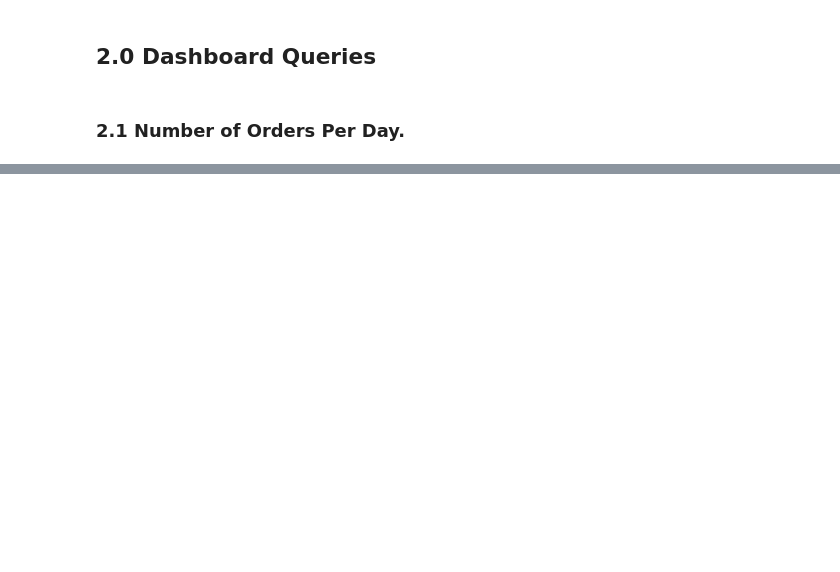
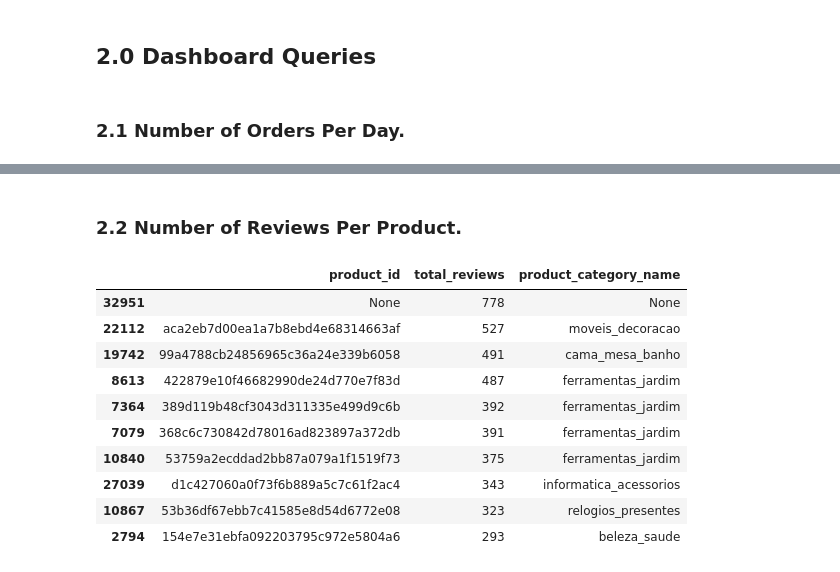
Before and after one commit to pauloreis-ds/olist, a Jupyter notebook: business_questions_insights/notebooks/1.0-pr-data-analysis-postgresql.ipynb, the cells around one changed output, grey strips where cells are left out. Saved outputs shown, nothing was run; the diff lists cells and outputs as text; code cells hidden in the pictures; blank space fills up the shorter version.

```diff
--- a/business_questions_insights/notebooks/1.0-pr-data-analysis-postgresql.ipynb
+++ b/business_questions_insights/notebooks/1.0-pr-data-analysis-postgresql.ipynb
@@ -112,5 +118,25 @@ class QueryBuilder:
             self.reset()
 
         return self.last_query_value
+
+class PostegreSQL:
+    def __init__(self, host="localhost", user="postgres", password="********", database="postgres"):
+        self.conn = psycopg2.connect(host=host, user=user, password=password, database=database)
+        self.cursor = self.conn.cursor()
+
+    def execute(self, query):
+        self.cursor.execute(query)
+        return [table for table in self.cursor.fetchall()]
+
+    def columns(self, table_name):
+        self.cursor.execute(F"""SELECT column_name FROM information_schema.columns WHERE table_name = '{table_name}'""" )
+        return [table[0] for table in self.cursor.fetchall()]
+
+    def tables(self):
+        self.cursor.execute("""SELECT table_name FROM information_schema.tables WHERE table_schema = 'public'""")
+        return [table for table in self.cursor.fetchall()]
+
+    def rollback(self):
+        self.cursor.execute("ROLLBACK;")
 # %% [markdown]
 ## 0.2  Helper Functions
@@ -183,0 +205,26 @@ tables
+# %% [markdown]
+### 2.2 Number of Reviews Per Product.
+# %%
+table_joins = '''orders LEFT JOIN order_reviews ON orders.order_id = order_reviews.order_id
+                LEFT JOIN order_items ON  orders.order_id = order_items.order_id
+                LEFT JOIN products ON order_items.product_id = products.product_id'''
+''
+reviews_by_product_query = query.select("products.product_id, COUNT(review_id), product_category_name")\
+                                        .from_table(table_joins).groupby("products.product_id").build()
+reviews_by_product_table = db.execute(reviews_by_product_query)
+# %%
+reviews_by_product = pd.DataFrame(reviews_by_product_table, columns=['product_id','total_reviews','product_category_name'])
+# %%
+reviews_by_product.sort_values(by=['total_reviews'], ascending=False).head(10)
+# %% [output]
+|  | product_id | total_reviews | product_category_name |
+| 32951 | None | 778 | None |
+| 22112 | aca2eb7d00ea1a7b8ebd4e68314663af | 527 | moveis_decoracao |
+| 19742 | 99a4788cb24856965c36a24e339b6058 | 491 | cama_mesa_banho |
+| 8613 | 422879e10f46682990de24d770e7f83d | 487 | ferramentas_jardim |
+| 7364 | 389d119b48cf3043d311335e499d9c6b | 392 | ferramentas_jardim |
+| 7079 | 368c6c730842d78016ad823897a372db | 391 | ferramentas_jardim |
+| 10840 | 53759a2ecddad2bb87a079a1f1519f73 | 375 | ferramentas_jardim |
+| 27039 | d1c427060a0f73f6b889a5c7c61f2ac4 | 343 | informatica_acessorios |
+| 10867 | 53b36df67ebb7c41585e8d54d6772e08 | 323 | relogios_presentes |
+| 2794 | 154e7e31ebfa092203795c972e5804a6 | 293 | beleza_saude |
```
Also changed, not shown: parts of 29 cells of this notebook.
